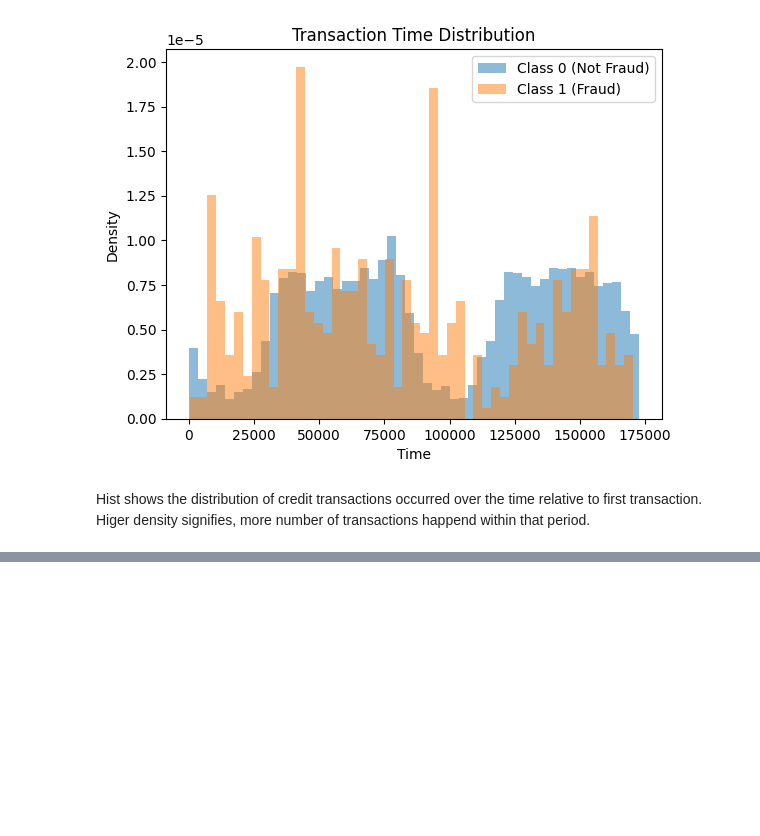
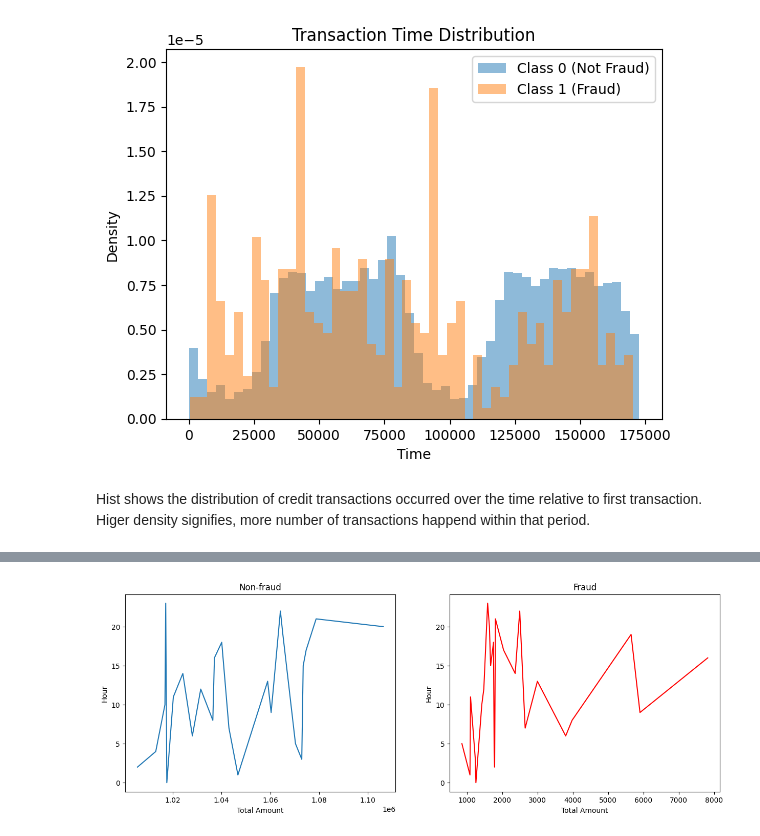
Before and after one commit to prasannashrestha011/Ml_basics, a Jupyter notebook: practiceModels/credit-card-fraud-detection-model.ipynb, the cells around one changed output, grey strips where cells are left out. Drawn from its saved outputs; the diff is of its cells as text; code cells hidden in the pictures; blank space fills up the shorter version.

Commit message:
credit card fraud detection model

```diff
--- a/practiceModels/credit-card-fraud-detection-model.ipynb
+++ b/practiceModels/credit-card-fraud-detection-model.ipynb
@@ -69,3 +68,9 @@ plt.legend()
 [figure]
 # %% [markdown]
 Hist shows the distribution of credit transactions occurred over the time relative to first transaction. Higer density signifies, more number of transactions happend within that period.
+# %%
+cred_df["Hour"]=cred_df["Time"].apply(lambda x:np.floor(x%24))
+temp=cred_df.groupby(["Class","Hour"])["Amount"].aggregate(["min","max","mean","median","std","count","sum",]).reset_index()
+temp_df=pd.DataFrame(temp)
+temp_df.columns=["Class","Hour","Min","Max","Mean","Median","Variation","Transactions","Total Amount"]
+temp_df.head(6)
@@ -71,0 +85,14 @@ Hist shows the distribution of credit transactions occurred over the time relati
+# %%
+
+cred_df.replace([np.inf, -np.inf], np.nan, inplace=True)
+cred_df.dropna(subset=["Hour", "Amount"], inplace=True)
+
+fig,(ax1,ax2)=plt.subplots(1,2,figsize=(15,5))
+
+sns.lineplot(ax=ax1, x="Total Amount", y="Hour", data=temp_df.loc[temp_df.Class==0])
+sns.lineplot(ax=ax2, x="Total Amount", y="Hour", data=temp_df.loc[temp_df.Class==1],color="red")
+ax1.set_title("Non-fraud")
+ax2.set_title("Fraud")
+plt.show()
+# %% [output]
+[figure, added]
```
Also changed, not shown: parts of 22 cells of this notebook.
